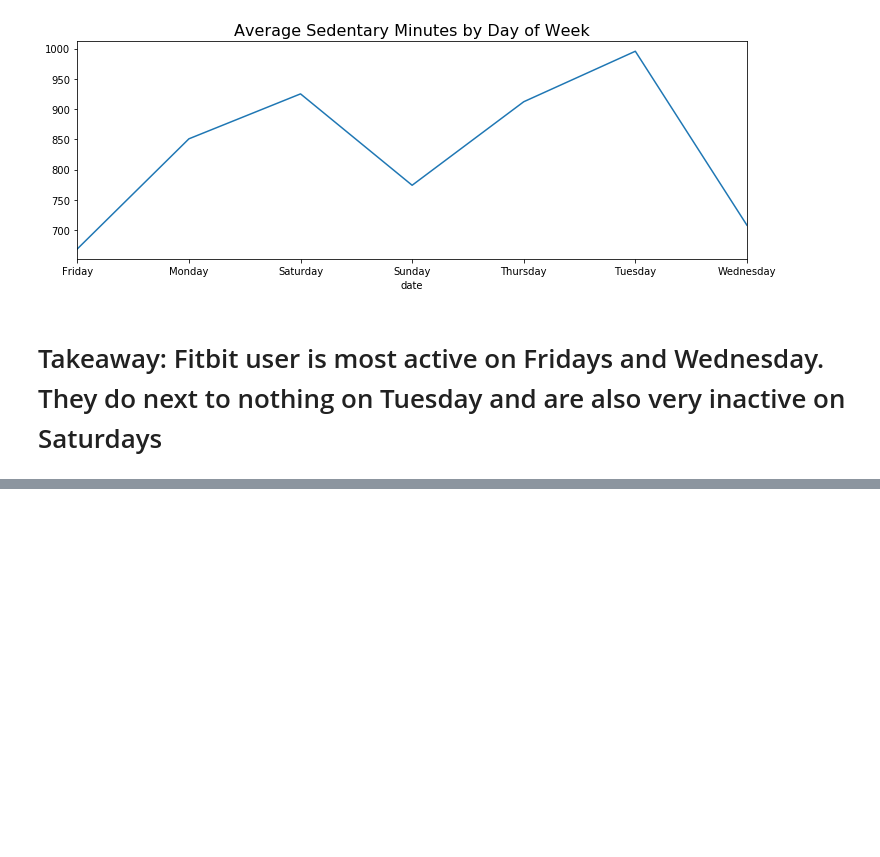
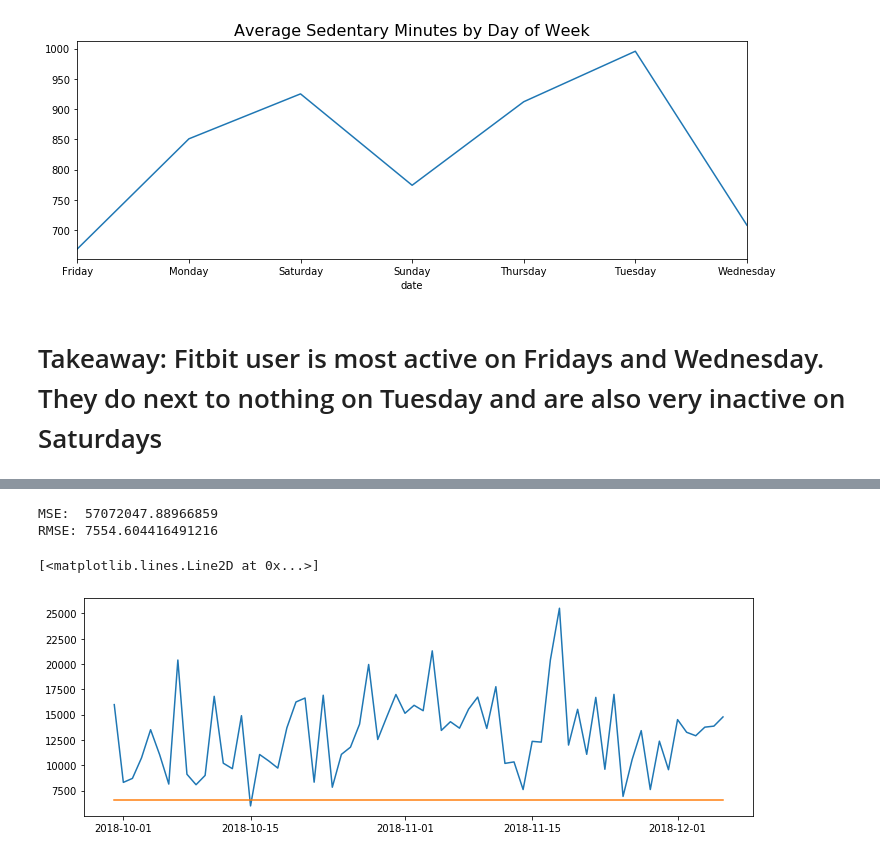
Before and after one commit to Dairy-Time/time-series-project, a Jupyter notebook: Fitbit_Data-Copy-David.ipynb, the cells around one changed output, grey strips where cells are left out. Saved outputs shown, nothing was run; the diff lists cells and outputs as text; code cells hidden in the pictures; blank space fills up the shorter version.

```diff
--- a/Fitbit_Data-Copy-David.ipynb
+++ b/Fitbit_Data-Copy-David.ipynb
@@ -432,0 +456,2 @@ Text(0.5, 1.0, 'Average Sedentary Minutes by Day of Week')
+# %%
+df = prepare_data(df)
@@ -432,0 +468,4 @@ Text(0.5, 1.0, 'Average Sedentary Minutes by Day of Week')
+# %%
+#split data
+train_size = int(len(df.index)*.70)
+train, test = df[:train_size], df[(train_size):]
@@ -432,0 +480,4 @@ Text(0.5, 1.0, 'Average Sedentary Minutes by Day of Week')
+# %%
+predictions = pd.DataFrame(test.steps)
+# %%
+predictions['simple_average'] = train.steps.mean()
@@ -432,0 +492,15 @@ Text(0.5, 1.0, 'Average Sedentary Minutes by Day of Week')
+# %%
+mse = metrics.mean_squared_error(predictions['steps'], predictions['simple_average'])
+rmse = math.sqrt(mse)
+print('MSE:  {}'.format(mse))
+print('RMSE: {}'.format(rmse))
+# %% [output]
+MSE:  57072047.88966859
+RMSE: 7554.604416491216
+# %%
+plt.figure(figsize=(12, 4))
+plt.plot(predictions.steps)
+plt.plot(predictions.simple_average)
+# %% [output]
+[<matplotlib.lines.Line2D at 0x...>]
+[figure, added]
```
Also changed, not shown: parts of 34 cells of this notebook.
